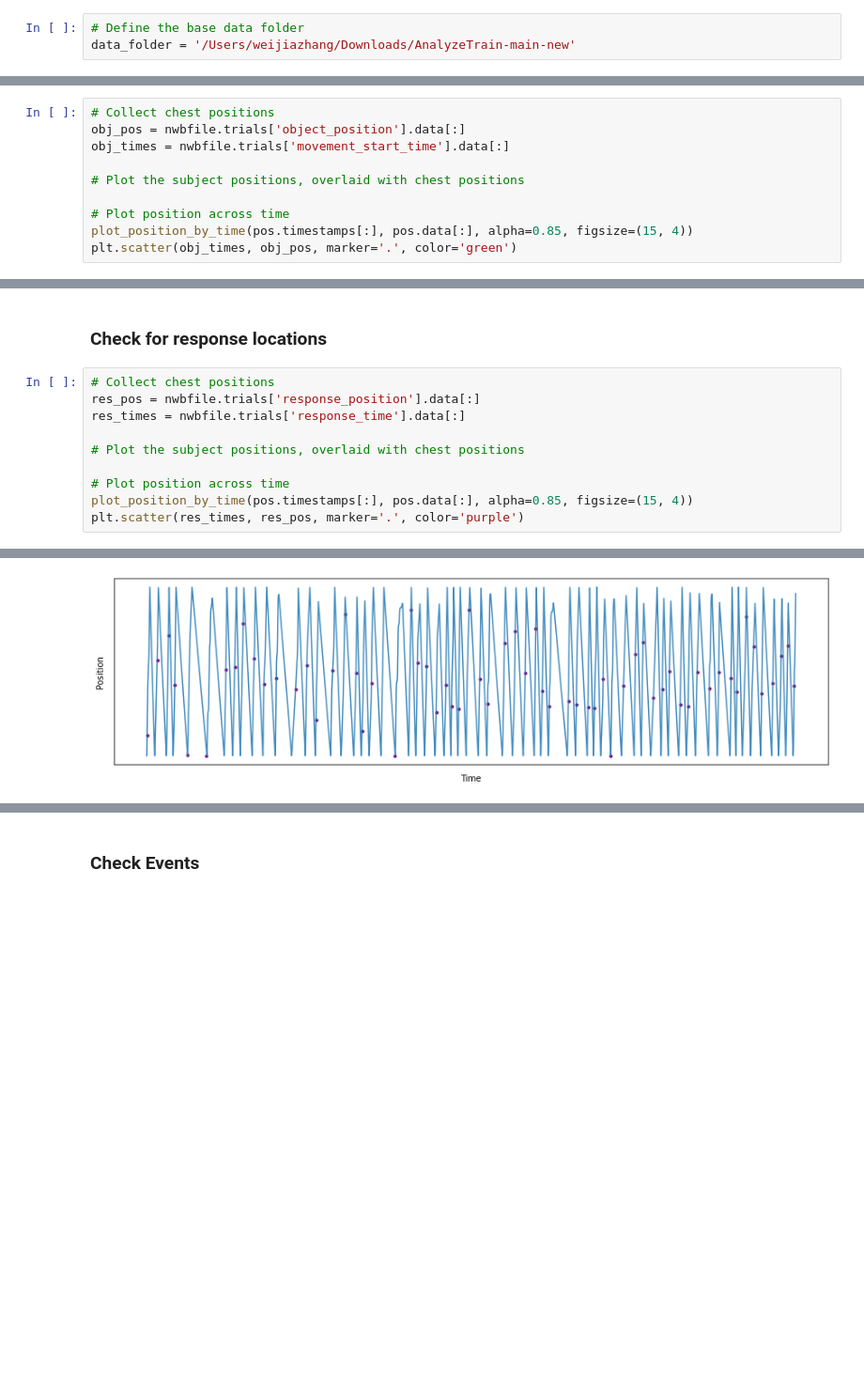
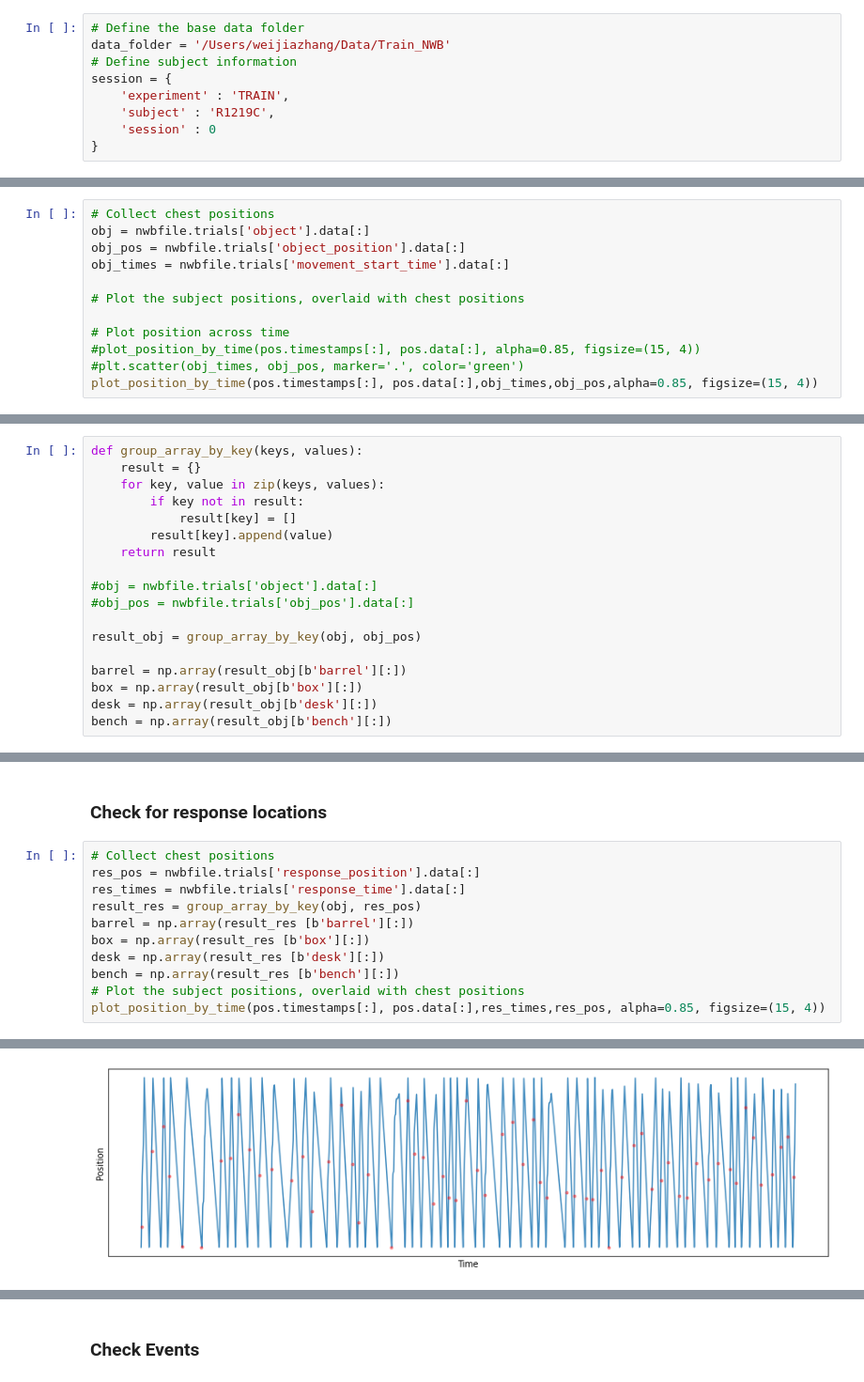
Before and after one commit to HSNPipeline/AnalyzeTrain, a Jupyter notebook: notebooks/00-DataChecks.ipynb, the cells around one changed output, grey strips where cells are left out. Shown at 94% size. Saved outputs shown, nothing was run; the diff lists cells and outputs as text; blank space fills up the shorter version.

```diff
--- a/notebooks/00-DataChecks.ipynb
+++ b/notebooks/00-DataChecks.ipynb
@@ -39,4 +39,10 @@ from plts import plot_task_structure
 ## Settings
 # %%
 # Define the base data folder
-data_folder = '/Users/weijiazhang/Downloads/AnalyzeTrain-main-new'
+data_folder = '/Users/weijiazhang/Data/Train_NWB'
+# Define subject information
+session = {
+    'experiment' : 'TRAIN',
+    'subject' : 'R1219C',
+    'session' : 0
+}
@@ -229,12 +228,14 @@ array([0.14355391, 0.09425257, 0.0992618 , 0.0847614 , 0.10268917,
 ### Check for object locations
 # %%
 # Collect chest positions
+obj = nwbfile.trials['object'].data[:]
 obj_pos = nwbfile.trials['object_position'].data[:]
 obj_times = nwbfile.trials['movement_start_time'].data[:]
 
 # Plot the subject positions, overlaid with chest positions
 
 # Plot position across time
-plot_position_by_time(pos.timestamps[:], pos.data[:], alpha=0.85, figsize=(15, 4))
-plt.scatter(obj_times, obj_pos, marker='.', color='green')
+#plot_position_by_time(pos.timestamps[:], pos.data[:], alpha=0.85, figsize=(15, 4))
+#plt.scatter(obj_times, obj_pos, marker='.', color='green')
+plot_position_by_time(pos.timestamps[:], pos.data[:],obj_times,obj_pos,alpha=0.85, figsize=(15, 4))
 # %% [output]
@@ -242,0 +243,18 @@ plt.scatter(obj_times, obj_pos, marker='.', color='green')
+# %%
+def group_array_by_key(keys, values):
+    result = {}
+    for key, value in zip(keys, values):
+        if key not in result:
+            result[key] = []
+        result[key].append(value)
+    return result
+
+#obj = nwbfile.trials['object'].data[:]
+#obj_pos = nwbfile.trials['obj_pos'].data[:]
+
+result_obj = group_array_by_key(obj, obj_pos)
+
+barrel = np.array(result_obj[b'barrel'][:])
+box = np.array(result_obj[b'box'][:])
+desk = np.array(result_obj[b'desk'][:])
+bench = np.array(result_obj[b'bench'][:])
@@ -246,10 +271,11 @@ plt.scatter(obj_times, obj_pos, marker='.', color='green')
 # Collect chest positions
 res_pos = nwbfile.trials['response_position'].data[:]
 res_times = nwbfile.trials['response_time'].data[:]
-
+result_res = group_array_by_key(obj, res_pos)
+barrel = np.array(result_res [b'barrel'][:])
+box = np.array(result_res [b'box'][:])
+desk = np.array(result_res [b'desk'][:])
+bench = np.array(result_res [b'bench'][:])
 # Plot the subject positions, overlaid with chest positions
-
-# Plot position across time
-plot_position_by_time(pos.timestamps[:], pos.data[:], alpha=0.85, figsize=(15, 4))
-plt.scatter(res_times, res_pos, marker='.', color='purple')
+plot_position_by_time(pos.timestamps[:], pos.data[:],res_times,res_pos, alpha=0.85, figsize=(15, 4))
 # %% [output]
@@ -257 +282 @@ plt.scatter(res_times, res_pos, marker='.', color='purple')
-[figure, old version]
+[figure, new version]
```
Also changed, not shown: parts of 11 cells of this notebook, 2 other files.
